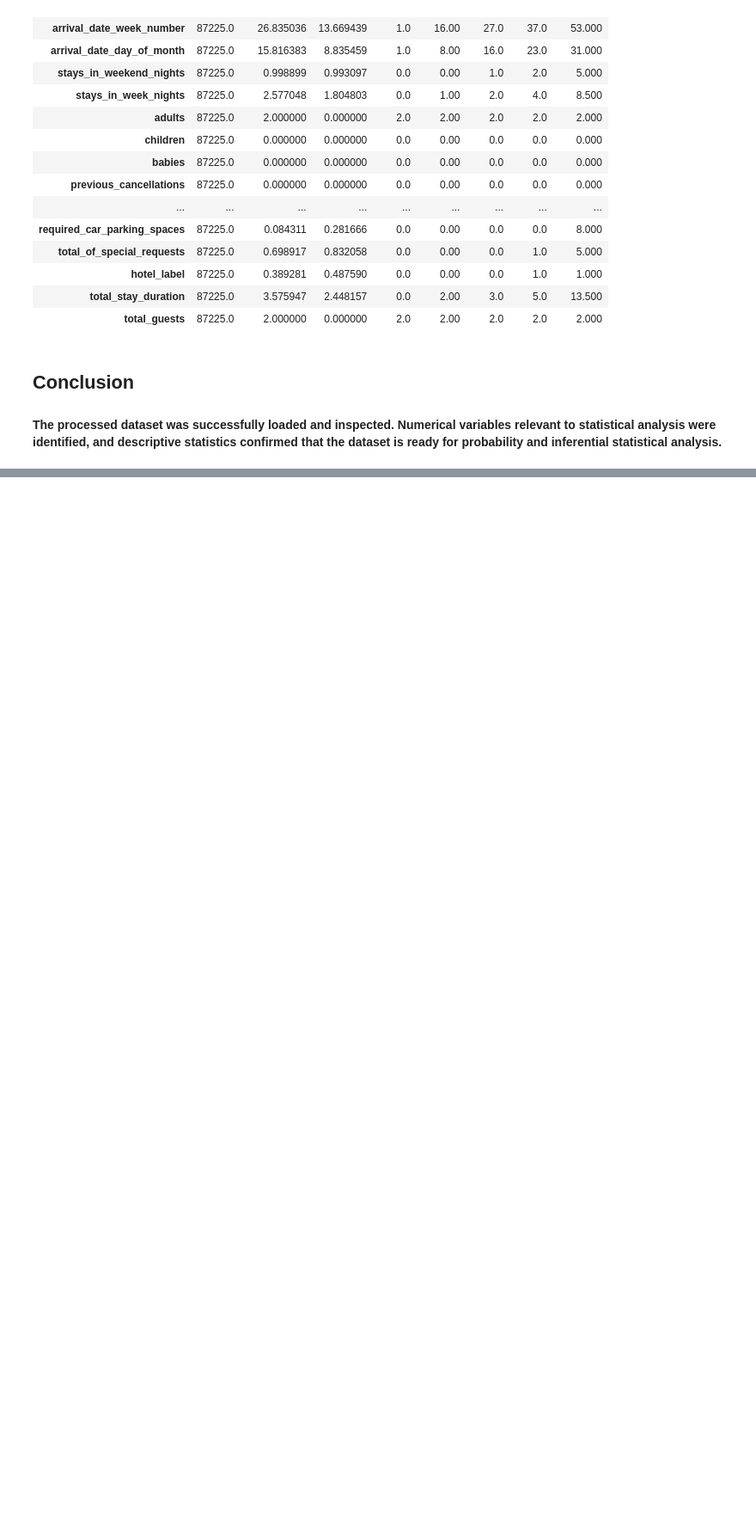
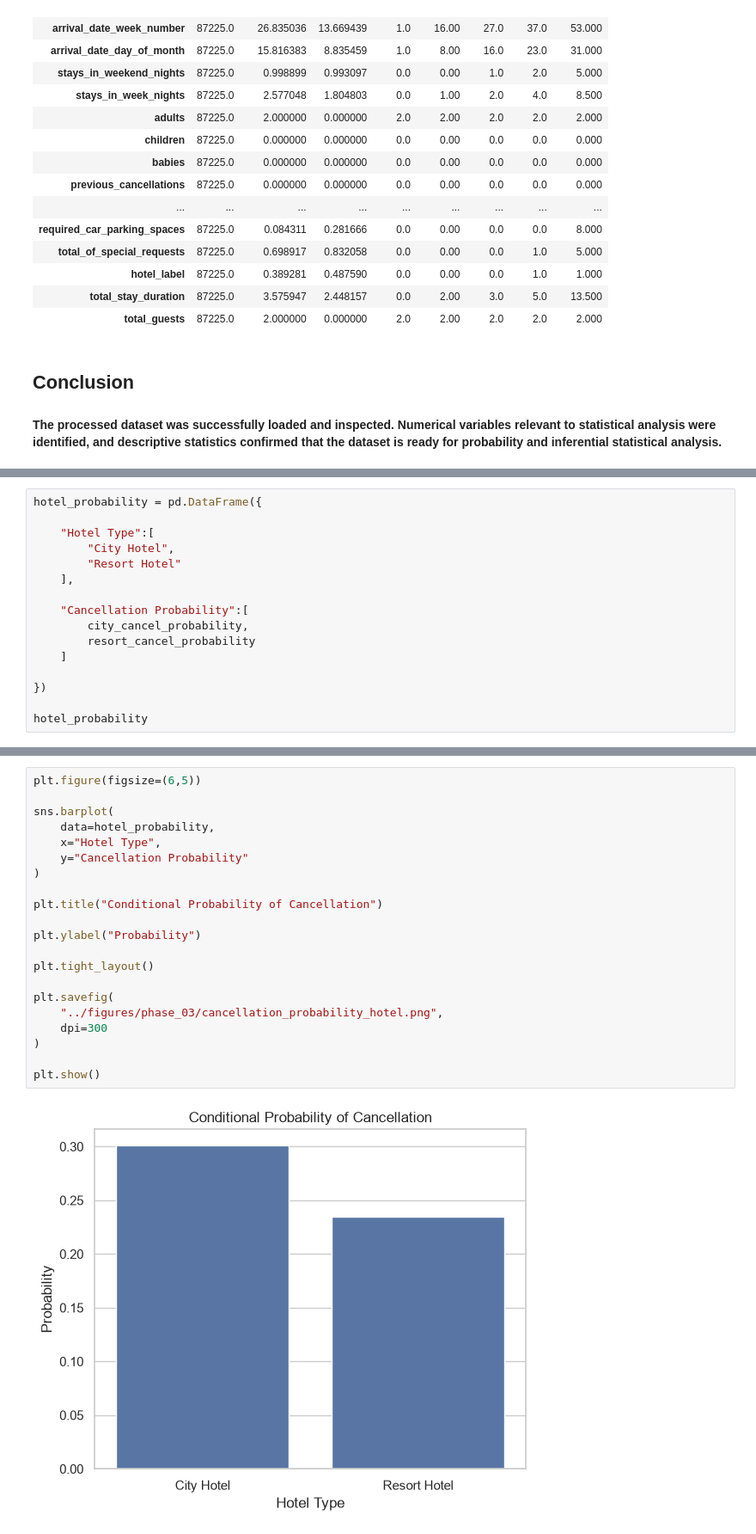
Before and after one commit to Logesh-M0324/Weekend_Task, a Jupyter notebook: Hotel_Booking_Demand/notebooks/03_probability_inferential_statistics.ipynb, the cells around one changed output, grey strips where cells are left out. Shown at 86% size. Saved outputs shown, nothing was run; the diff lists cells and outputs as text; blank space fills up the shorter version.

```diff
--- a/Hotel_Booking_Demand/notebooks/03_probability_inferential_statistics.ipynb
+++ b/Hotel_Booking_Demand/notebooks/03_probability_inferential_statistics.ipynb
@@ -124,0 +374,16 @@ df[numerical_columns].describe().T
+# %%
+hotel_probability = pd.DataFrame({
+
+    "Hotel Type":[
+        "City Hotel",
+        "Resort Hotel"
+    ],
+
+    "Cancellation Probability":[
+        city_cancel_probability,
+        resort_cancel_probability
+    ]
+
+})
+
+hotel_probability
@@ -124,0 +396,23 @@ df[numerical_columns].describe().T
+# %%
+plt.figure(figsize=(6,5))
+
+sns.barplot(
+    data=hotel_probability,
+    x="Hotel Type",
+    y="Cancellation Probability"
+)
+
+plt.title("Conditional Probability of Cancellation")
+
+plt.ylabel("Probability")
+
+plt.tight_layout()
+
+plt.savefig(
+    "../figures/phase_03/cancellation_probability_hotel.png",
+    dpi=300
+)
+
+plt.show()
+# %% [output]
+[figure, added]
```
Also changed, not shown: parts of 85 cells of this notebook, 14 other files.
